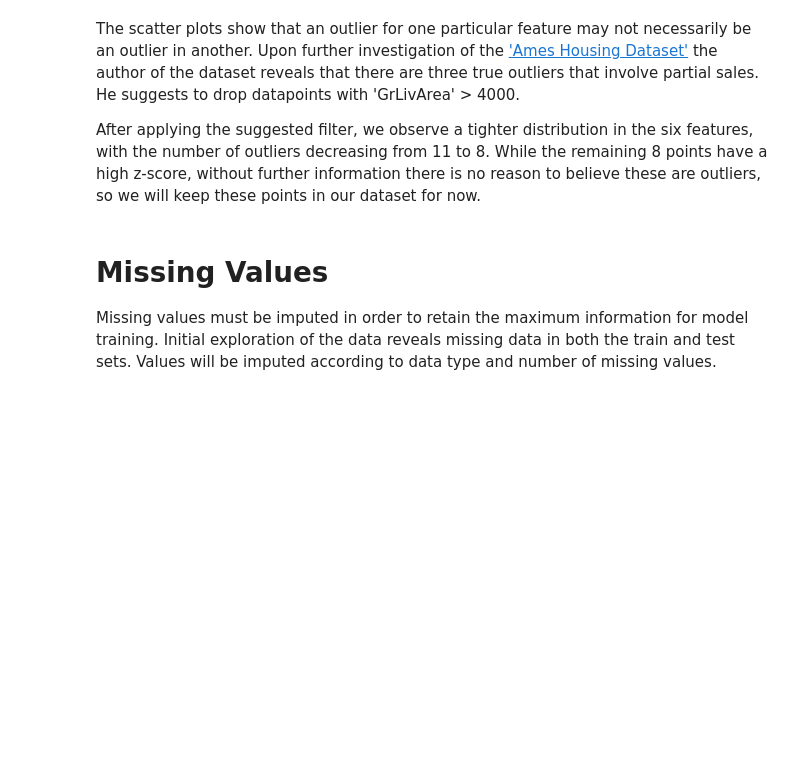
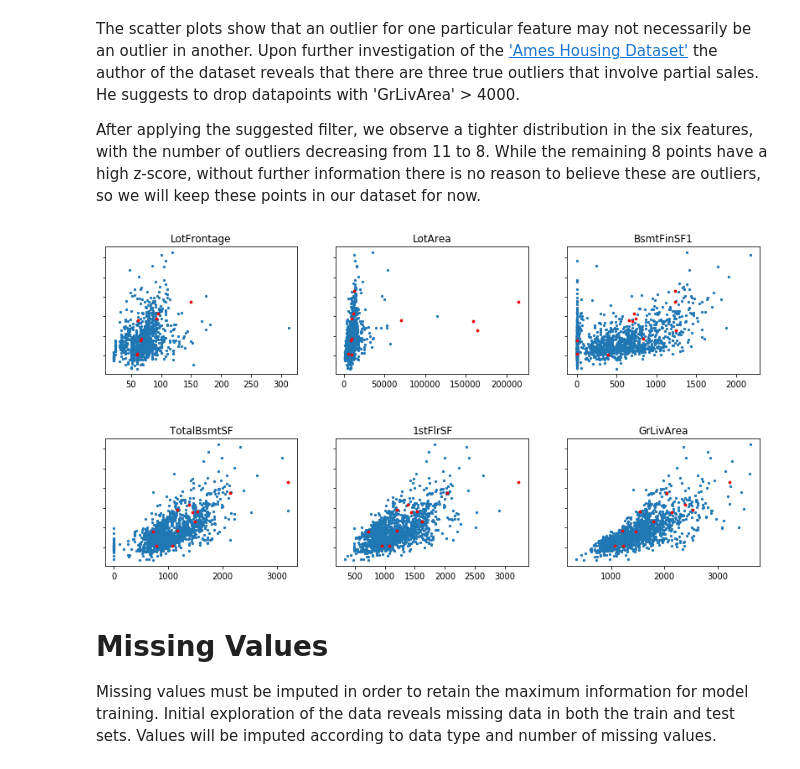
Before and after one commit to tcwou/House-Prices-Kaggle, a Jupyter notebook: Kaggle Housing Project Notebook.ipynb, the cells around one changed output. Saved outputs shown, nothing was run; the diff lists cells and outputs as text; code cells hidden in the pictures; blank space fills up the shorter version.

```diff
--- a/Kaggle Housing Project Notebook.ipynb
+++ b/Kaggle Housing Project Notebook.ipynb
@@ -153,28 +170,30 @@ After applying the suggested filter, we observe a tighter distribution in the si
 # %%
 # Apply the filter ['GrLivArea'] < 4000
 data = data[data['GrLivArea']<4000]
 
 numeric_data = data.select_dtypes(include=[np.number])
 
 # Re-plot outlier graphs
 data_only_outliers = data.iloc[outliers_list][outlier_features]
 data_outliers = data[outlier_features]
 
 f, ax = plt.subplots(2, 3, figsize=(14,7))
 for row in range(3):
     for col in range(3):
         idx = col+(3*row)
         if idx < 6:
             x = data_outliers.iloc[:, idx]
             x_outlier = data_only_outliers.iloc[:, idx]
             y = data_outliers['SalePrice']
             y_outlier = data_only_outliers['SalePrice']
-            ax[row, col].scatter(x, y, s=5, c='b')
+            ax[row, col].scatter(x, y, s=5)
             ax[row, col].scatter(x_outlier, y_outlier, s=7, c='r') # outliers will appear red
             ax[row, col].set_title(data_outliers.columns[idx])
             ax[row, col].set_yticklabels([])
 plt.subplots_adjust(hspace=0.5)
 plt.show()
+# %% [output]
+[figure, added]
 # %% [markdown]
 # Missing Values
 
```
Also changed, not shown: parts of 28 cells of this notebook.
